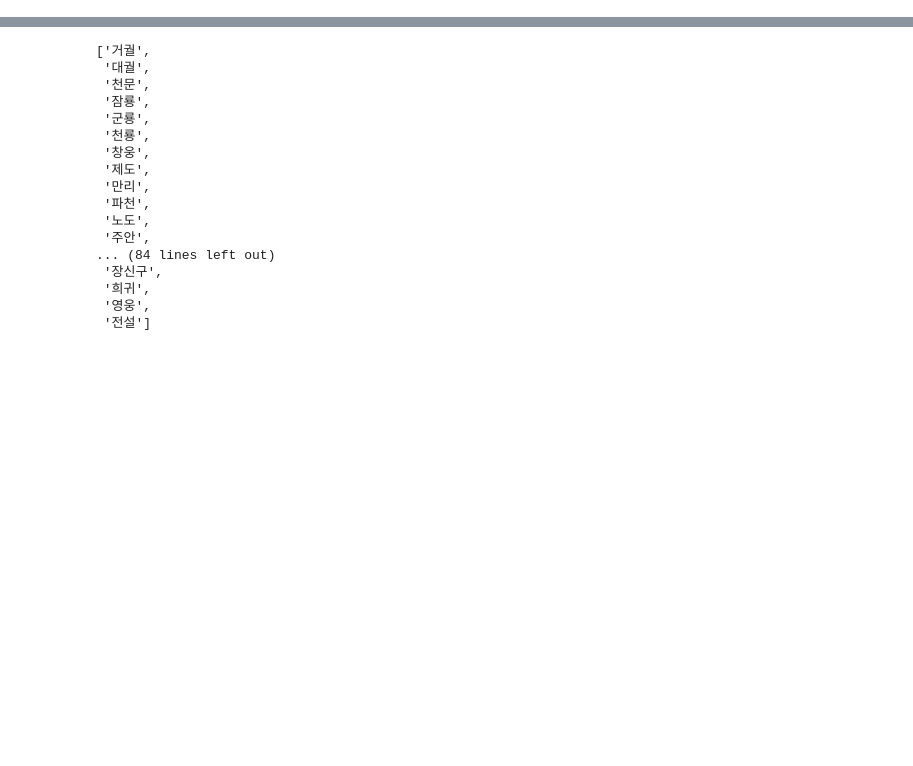
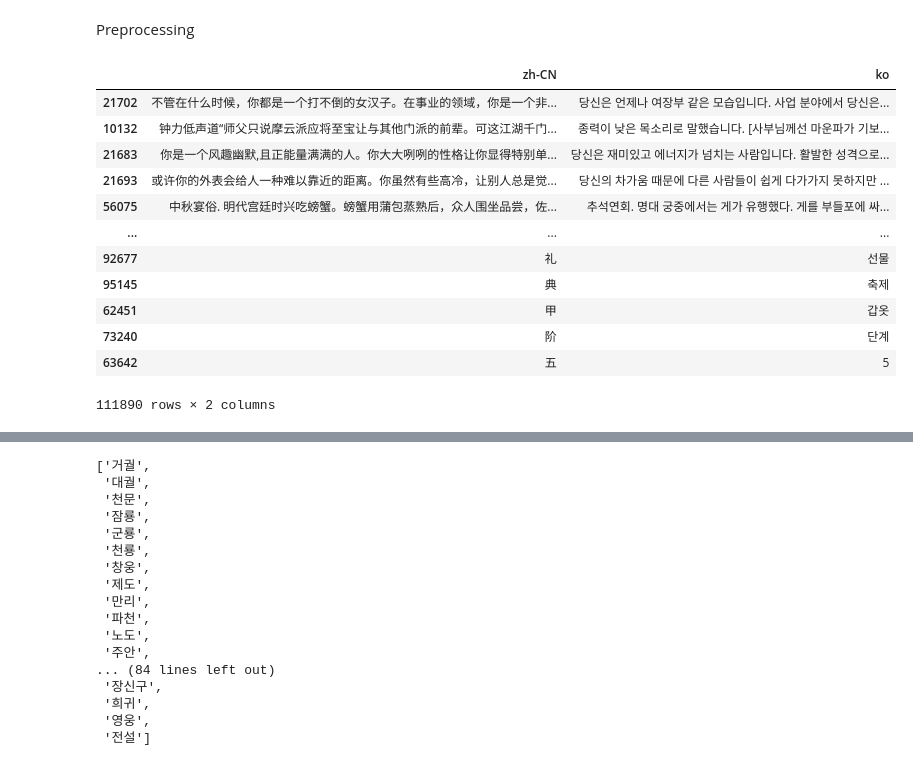
Before and after one commit to SimpleJerry/longtu-translation-pipeline, a Jupyter notebook: model-testing-tagging-method.ipynb, the cells around one changed output, grey strips where cells are left out. Drawn from its saved outputs; the diff is of its cells as text; code cells hidden in the pictures; blank space fills up the shorter version.

```diff
--- a/model-testing-tagging-method.ipynb
+++ b/model-testing-tagging-method.ipynb
@@ -15,0 +1,25 @@ translator = pipeline("translation", model=model, tokenizer=tokenizer, src_lang=
+# %% [markdown]
+Preprocessing
+# %%
+import pandas as pd
+
+df_glossary = pd.read_csv("glossary_all.csv")
+df_glossary = df_glossary[["zh-CN", "ko"]].dropna()
+df_glossary["zh-CN_length"] = df_glossary["zh-CN"].str.len()
+df_glossary = df_glossary.sort_values("zh-CN_length", ascending=False)
+df_glossary = df_glossary.drop('zh-CN_length', axis=1)
+df_glossary
+# %% [output]
+|  | zh-CN | ko |
+| 21702 | 不管在什么时候，你都是一个打不倒的女汉子。在事业的领域，你是一个非... | 당신은 언제나 여장부 같은 모습입니다. 사업 분야에서 당신은... |
+| 10132 | 钟力低声道“师父只说摩云派应将至宝让与其他门派的前辈。可这江湖千门... | 종력이 낮은 목소리로 말했습니다. [사부님께선 마운파가 기보... |
+| 21683 | 你是一个风趣幽默,且正能量满满的人。你大大咧咧的性格让你显得特别单... | 당신은 재미있고 에너지가 넘치는 사람입니다. 활발한 성격으로... |
+| 21693 | 或许你的外表会给人一种难以靠近的距离。你虽然有些高冷，让别人总是觉... | 당신의 차가움 때문에 다른 사람들이 쉽게 다가가지 못하지만 ... |
+| 56075 | 中秋宴俗. 明代宫廷时兴吃螃蟹。螃蟹用蒲包蒸熟后，众人围坐品尝，佐... | 추석연회. 명대 궁중에서는 게가 유행했다. 게를 부들포에 싸... |
+| ... | ... | ... |
+| 92677 | 礼 | 선물 |
+| 95145 | 典 | 축제 |
+| 62451 | 甲 | 갑옷 |
+| 73240 | 阶 | 단계 |
+| 63642 | 五 | 5 |
+111890 rows × 2 columns
```
Also changed, not shown: parts of 9 cells of this notebook.
